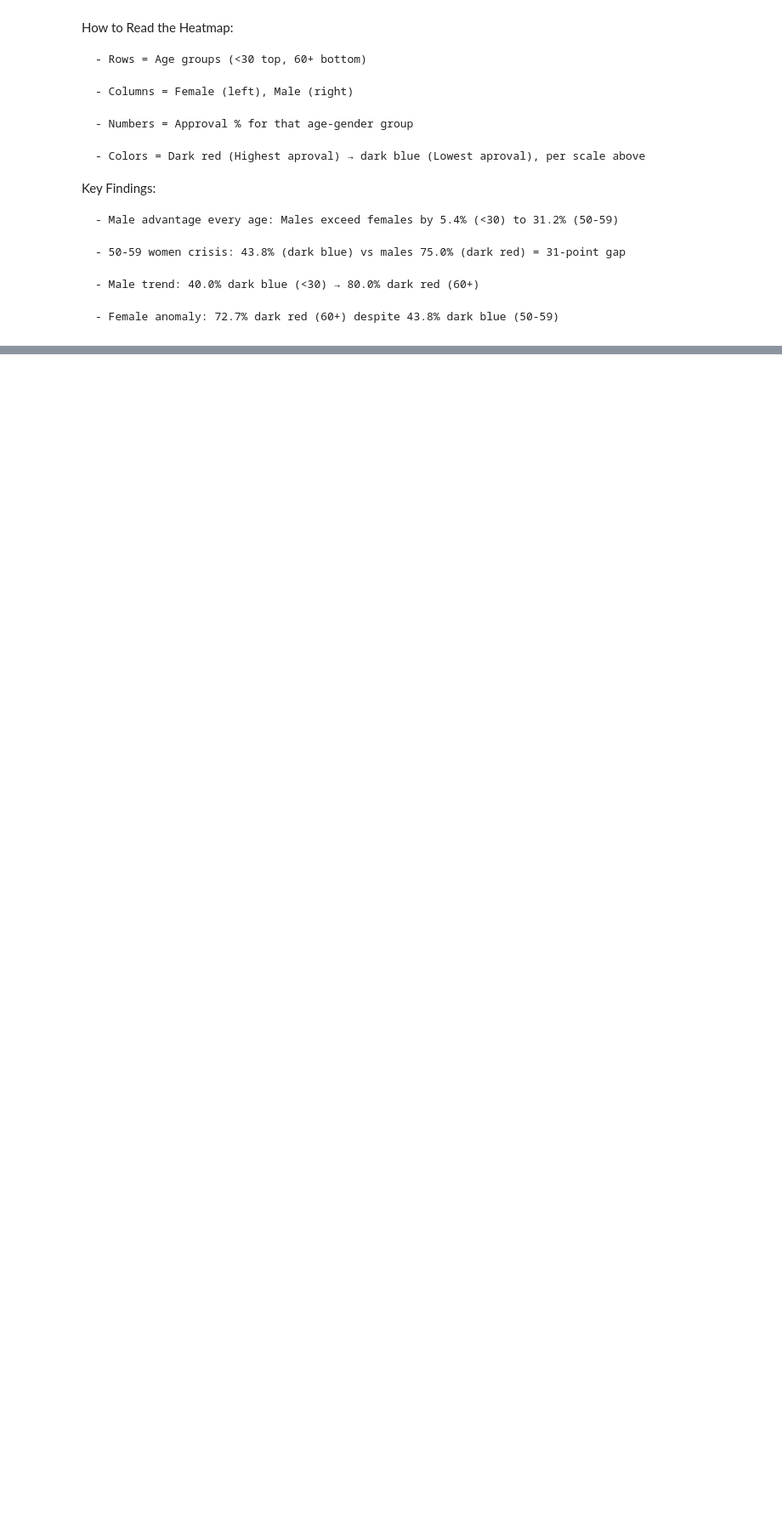
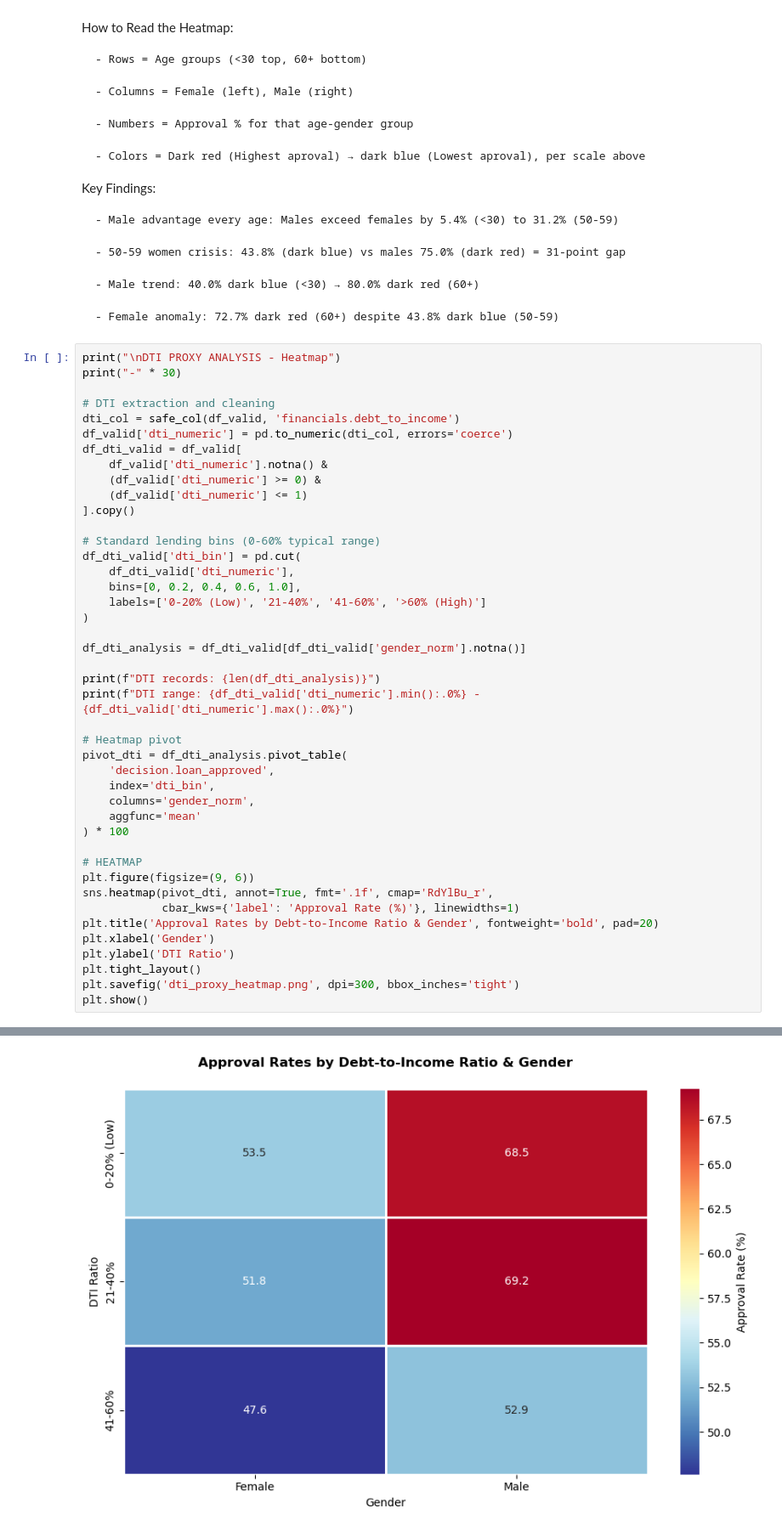
Before and after one commit to korbidietl/dego_gp_txc1, a Jupyter notebook: notebooks/02-bias-analysis.ipynb, the cells around one changed output, grey strips where cells are left out. Shown at 85% size. Saved outputs shown, nothing was run; the diff lists cells and outputs as text; blank space fills up the shorter version.

Commit message:
DTI analysis
The DTI heatmap analysis demonstrates consistent gender disparities in loan approvals across debt-to-income levels.

```diff
--- a/notebooks/02-bias-analysis.ipynb
+++ b/notebooks/02-bias-analysis.ipynb
@@ -394,3 +394,47 @@ Key Findings:
     - Male trend: 40.0% dark blue (<30) → 80.0% dark red (60+)
 
     - Female anomaly: 72.7% dark red (60+) despite 43.8% dark blue (50-59)
+# %%
+print("\nDTI PROXY ANALYSIS - Heatmap")
+print("-" * 30)
+
+# DTI extraction and cleaning
+dti_col = safe_col(df_valid, 'financials.debt_to_income')
+df_valid['dti_numeric'] = pd.to_numeric(dti_col, errors='coerce')
+df_dti_valid = df_valid[
+    df_valid['dti_numeric'].notna() &
+    (df_valid['dti_numeric'] >= 0) &
+    (df_valid['dti_numeric'] <= 1)
+].copy()
+
+# Standard lending bins (0-60% typical range)
+df_dti_valid['dti_bin'] = pd.cut(
+    df_dti_valid['dti_numeric'],
+    bins=[0, 0.2, 0.4, 0.6, 1.0],
+    labels=['0-20% (Low)', '21-40%', '41-60%', '>60% (High)']
+)
+
+df_dti_analysis = df_dti_valid[df_dti_valid['gender_norm'].notna()]
+
+print(f"DTI records: {len(df_dti_analysis)}")
+print(f"DTI range: {df_dti_valid['dti_numeric'].min():.0%} - {df_dti_valid['dti_numeric'].max():.0%}")
+
+# Heatmap pivot
+pivot_dti = df_dti_analysis.pivot_table(
+    'decision.loan_approved',
+    index='dti_bin',
+    columns='gender_norm',
+    aggfunc='mean'
+) * 100
+
+# HEATMAP
+plt.figure(figsize=(9, 6))
+sns.heatmap(pivot_dti, annot=True, fmt='.1f', cmap='RdYlBu_r',
+            cbar_kws={'label': 'Approval Rate (%)'}, linewidths=1)
+plt.title('Approval Rates by Debt-to-Income Ratio & Gender', fontweight='bold', pad=20)
+plt.xlabel('Gender')
+plt.ylabel('DTI Ratio')
+plt.tight_layout()
+plt.savefig('dti_proxy_heatmap.png', dpi=300, bbox_inches='tight')
+plt.show()
+# %% [output]
@@ -396,0 +445 @@ Key Findings:
+[figure, added]
```
Also changed, not shown: parts of 2 cells of this notebook, 5 other files.
